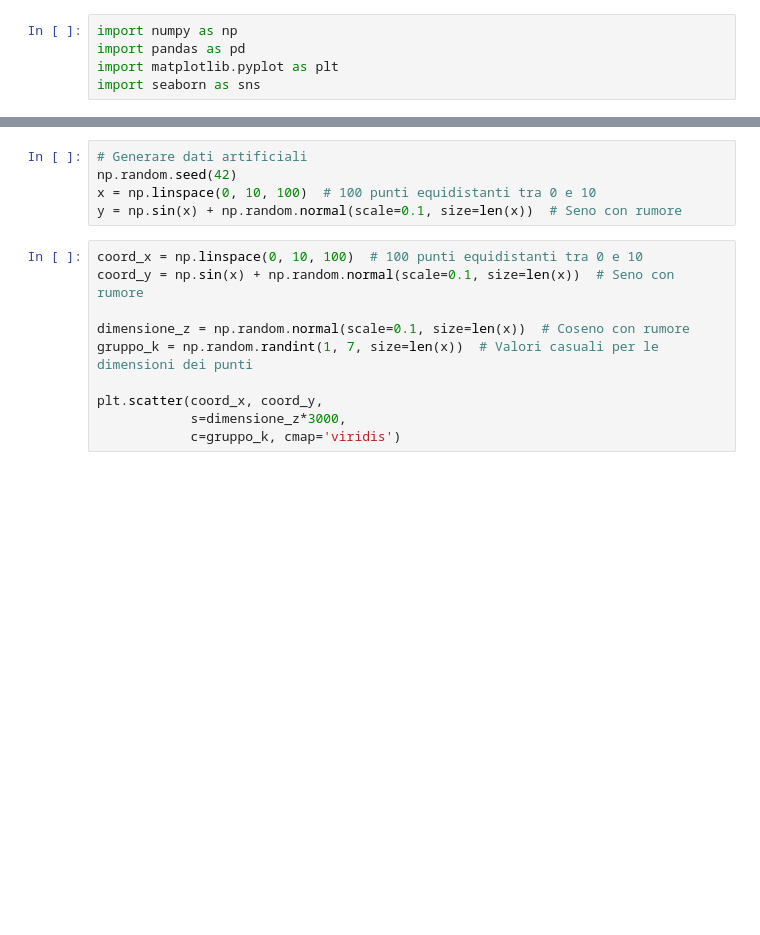
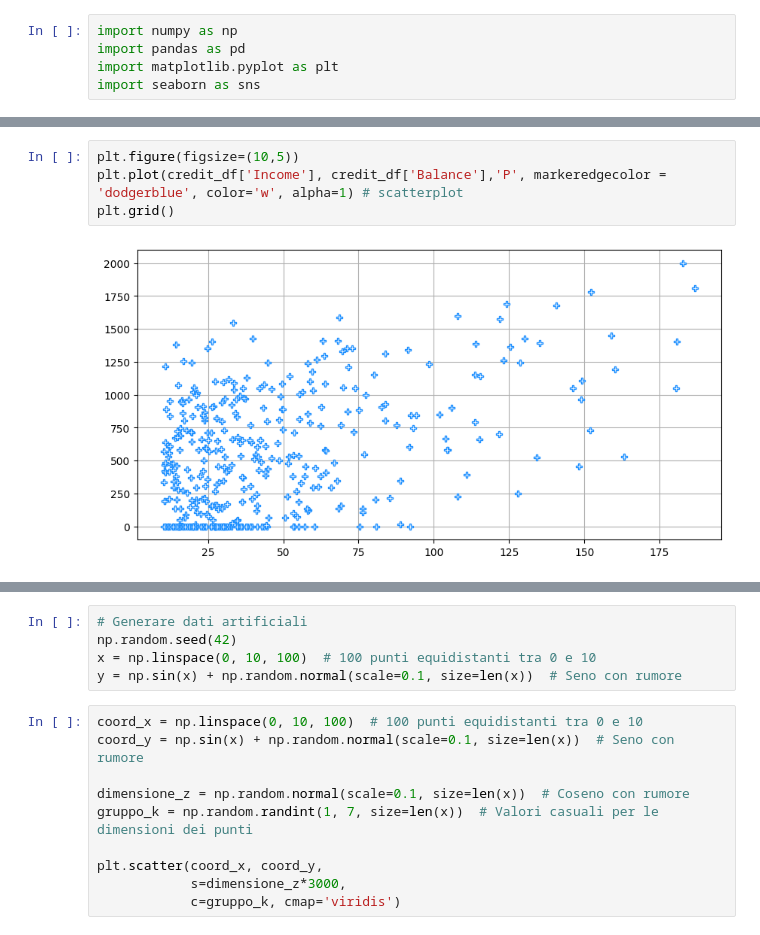
Before and after one commit to vincenzorrei/EDU-MatplotlibFundamentals, a Jupyter notebook: scatters.ipynb, the cells around one changed output, grey strips where cells are left out. Drawn from its saved outputs; the diff is of its cells as text; blank space fills up the shorter version.

```diff
--- a/scatters.ipynb
+++ b/scatters.ipynb
@@ -32,0 +44,6 @@ pippo
+# %%
+plt.figure(figsize=(10,5))
+plt.plot(credit_df['Income'], credit_df['Balance'],'P', markeredgecolor = 'dodgerblue', color='w', alpha=1) # scatterplot
+plt.grid()
+# %% [output]
+[figure, added]
```
Also changed, not shown: parts of 8 cells of this notebook.
